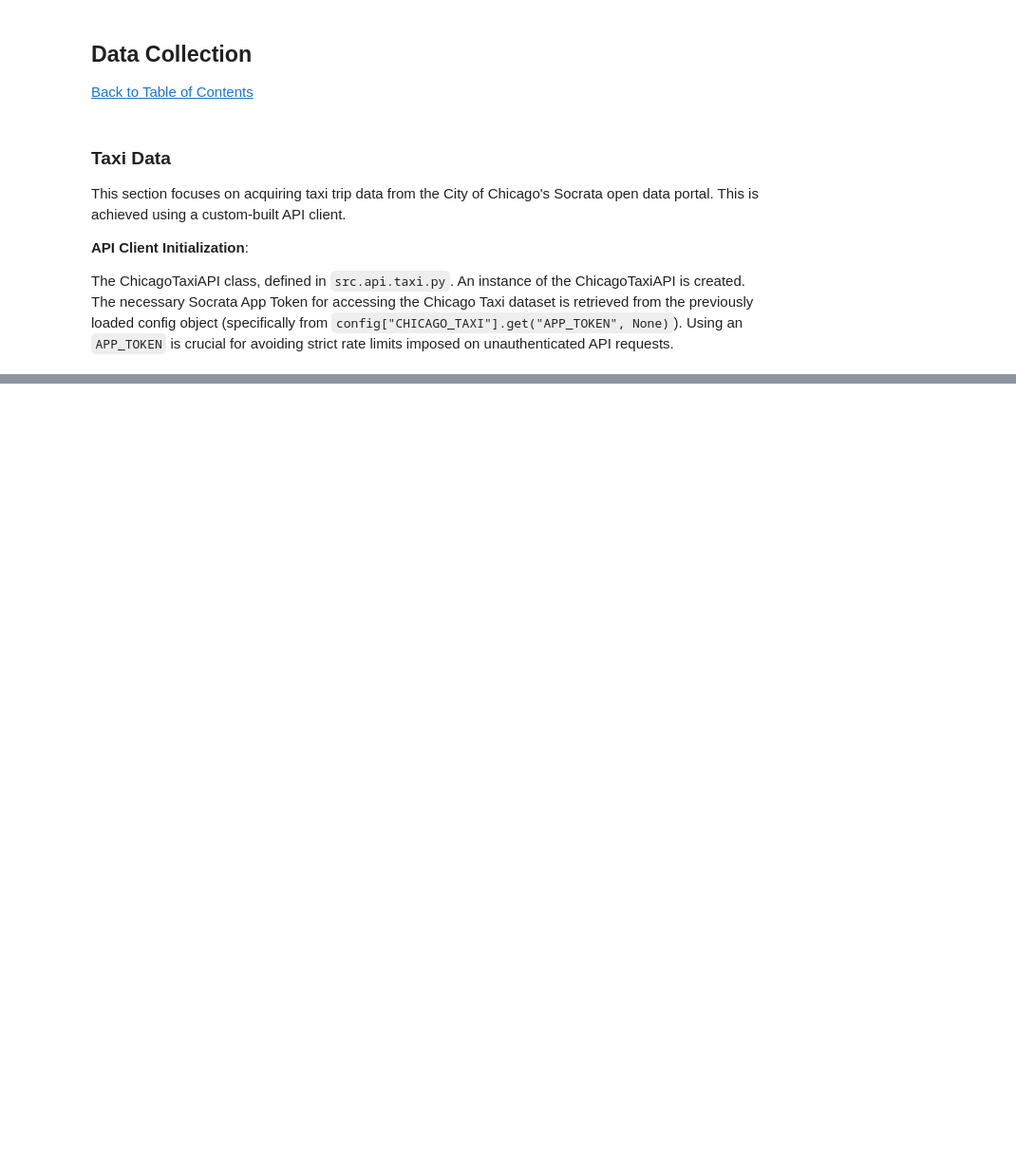
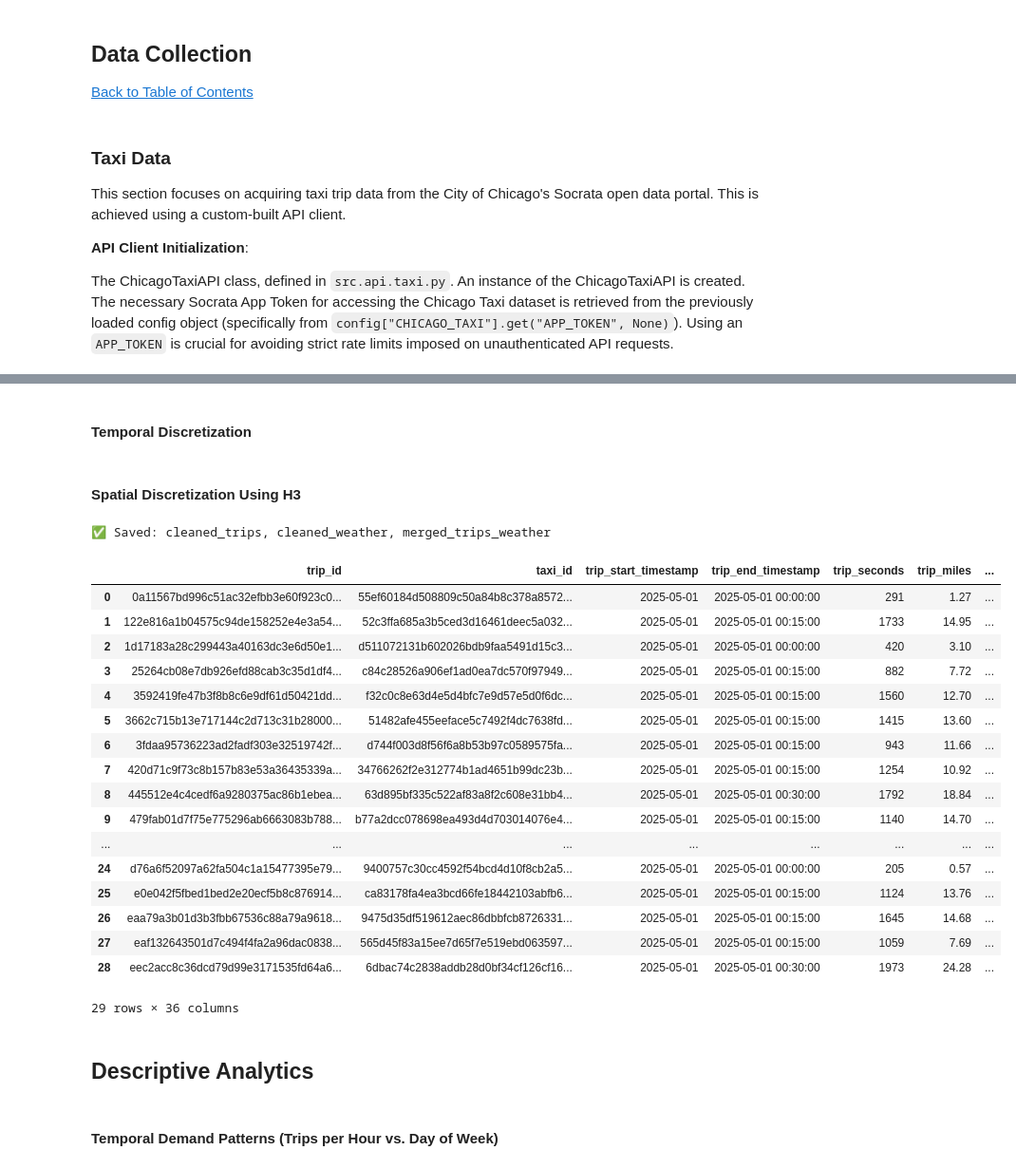
Before and after one commit to rreiners/AAA, a Jupyter notebook: notebooks/01_Data_Preparation.ipynb, the cells around one changed output, grey strips where cells are left out. Shown: that part at 95% size. Saved outputs shown, nothing was run; the diff lists cells and outputs as text; code cells hidden in the pictures; blank space fills up the shorter version.

```diff
--- a/notebooks/01_Data_Preparation.ipynb
+++ b/notebooks/01_Data_Preparation.ipynb
@@ -243,0 +340,2 @@ forecast_df
+# %% [markdown]
+#### Temporal Discretization
@@ -243,0 +359,2 @@ forecast_df
+# %% [markdown]
+#### Spatial Discretization Using H3
@@ -243,0 +377,62 @@ forecast_df
+# %%
+
+df_sample['trip_start_timestamp'] = pd.to_datetime(df_sample['trip_start_timestamp'])
+df_sample['trip_hour'] = df_sample['trip_start_timestamp'].dt.floor('h')
+
+
+historical_df.columns = [col.lower().strip() for col in historical_df.columns]
+
+if 'time' in historical_df.columns:
+    historical_df.rename(columns={'time': 'datetime'}, inplace=True)
+
+historical_df['datetime'] = pd.to_datetime(historical_df['datetime'])
+historical_df['weather_hour'] = historical_df['datetime'].dt.floor('h')
+
+df_merged = pd.merge(
+    df_sample,
+    historical_df,
+    left_on='trip_hour',
+    right_on='weather_hour',
+    how='left'
+)
+
+df_sample.to_parquet(processed_data_dir / "cleaned_trips.parquet", index=False)
+historical_df.to_parquet(processed_data_dir / "cleaned_weather.parquet", index=False)
+df_merged.to_parquet(processed_data_dir / "merged_trips_weather.parquet", index=False)
+
+print("✅ Saved: cleaned_trips, cleaned_weather, merged_trips_weather")
+# %% [output]
+✅ Saved: cleaned_trips, cleaned_weather, merged_trips_weather
+# %%
+import pandas as pd
+
+# Load the parquet file
+df = pd.read_parquet("data/processed/merged_trips_weather.parquet")
+
+# Export to CSV
+df.to_csv("data/processed/merged_trips_weather.csv", index=False)
+# %%
+df
+# %% [output]
+|  | trip_id | taxi_id | trip_start_timestamp | trip_end_timestamp | trip_seconds | trip_miles | ... |
+| 0 | 0a11567bd996c51ac32efbb3e60f923c0... | 55ef60184d508809c50a84b8c378a8572... | 2025-05-01 | 2025-05-01 00:00:00 | 291 | 1.27 | ... |
+| 1 | 122e816a1b04575c94de158252e4e3a54... | 52c3ffa685a3b5ced3d16461deec5a032... | 2025-05-01 | 2025-05-01 00:15:00 | 1733 | 14.95 | ... |
+| 2 | 1d17183a28c299443a40163dc3e6d50e1... | d511072131b602026bdb9faa5491d15c3... | 2025-05-01 | 2025-05-01 00:00:00 | 420 | 3.10 | ... |
+| 3 | 25264cb08e7db926efd88cab3c35d1df4... | c84c28526a906ef1ad0ea7dc570f97949... | 2025-05-01 | 2025-05-01 00:15:00 | 882 | 7.72 | ... |
+| 4 | 3592419fe47b3f8b8c6e9df61d50421dd... | f32c0c8e63d4e5d4bfc7e9d57e5d0f6dc... | 2025-05-01 | 2025-05-01 00:15:00 | 1560 | 12.70 | ... |
+| 5 | 3662c715b13e717144c2d713c31b28000... | 51482afe455eeface5c7492f4dc7638fd... | 2025-05-01 | 2025-05-01 00:15:00 | 1415 | 13.60 | ... |
+| 6 | 3fdaa95736223ad2fadf303e32519742f... | d744f003d8f56f6a8b53b97c0589575fa... | 2025-05-01 | 2025-05-01 00:15:00 | 943 | 11.66 | ... |
+| 7 | 420d71c9f73c8b157b83e53a36435339a... | 34766262f2e312774b1ad4651b99dc23b... | 2025-05-01 | 2025-05-01 00:15:00 | 1254 | 10.92 | ... |
+| 8 | 445512e4c4cedf6a9280375ac86b1ebea... | 63d895bf335c522af83a8f2c608e31bb4... | 2025-05-01 | 2025-05-01 00:30:00 | 1792 | 18.84 | ... |
+| 9 | 479fab01d7f75e775296ab6663083b788... | b77a2dcc078698ea493d4d703014076e4... | 2025-05-01 | 2025-05-01 00:15:00 | 1140 | 14.70 | ... |
+| ... | ... | ... | ... | ... | ... | ... | ... |
+| 24 | d76a6f52097a62fa504c1a15477395e79... | 9400757c30cc4592f54bcd4d10f8cb2a5... | 2025-05-01 | 2025-05-01 00:00:00 | 205 | 0.57 | ... |
+| 25 | e0e042f5fbed1bed2e20ecf5b8c876914... | ca83178fa4ea3bcd66fe18442103abfb6... | 2025-05-01 | 2025-05-01 00:15:00 | 1124 | 13.76 | ... |
+| 26 | eaa79a3b01d3b3fbb67536c88a79a9618... | 9475d35df519612aec86dbbfcb8726331... | 2025-05-01 | 2025-05-01 00:15:00 | 1645 | 14.68 | ... |
+| 27 | eaf132643501d7c494f4fa2a96dac0838... | 565d45f83a15ee7d65f7e519ebd063597... | 2025-05-01 | 2025-05-01 00:15:00 | 1059 | 7.69 | ... |
+| 28 | eec2acc8c36dcd79d99e3171535fd64a6... | 6dbac74c2838addb28d0bf34cf126cf16... | 2025-05-01 | 2025-05-01 00:30:00 | 1973 | 24.28 | ... |
+29 rows × 36 columns
+# %% [markdown]
+## Descriptive Analytics
+# %% [markdown]
+#### Temporal Demand Patterns (Trips per Hour vs. Day of Week)
```
Also changed, not shown: parts of 34 cells of this notebook, 2 other files.
